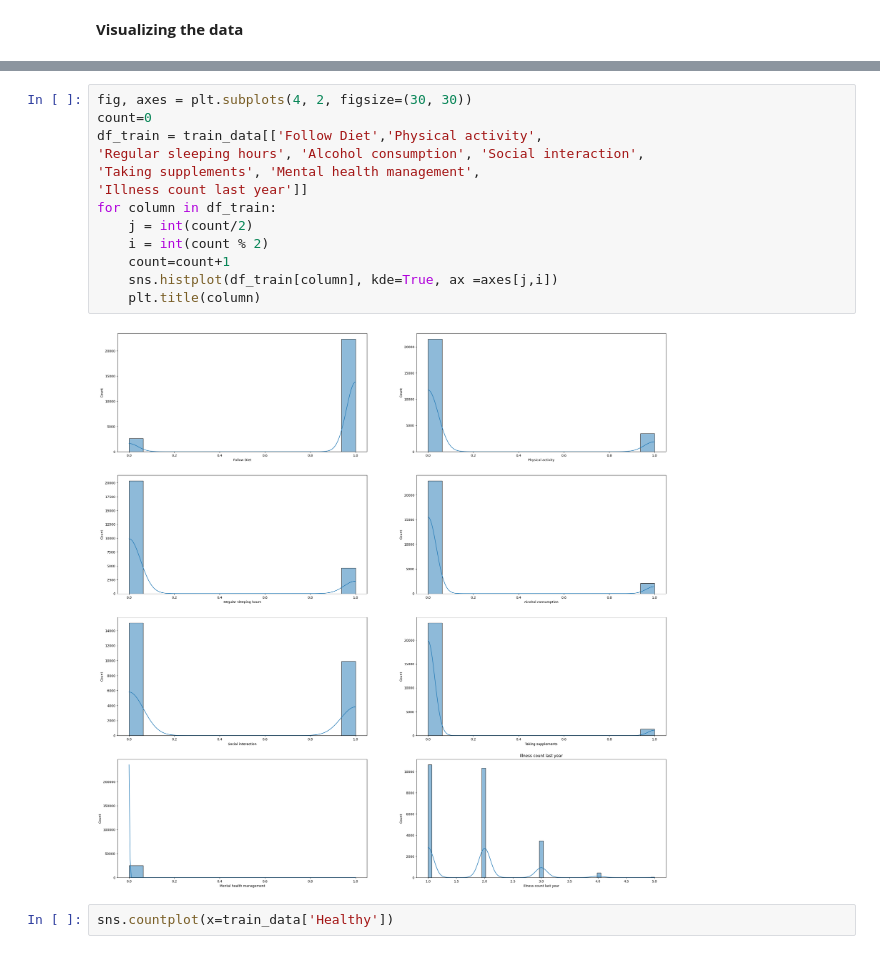
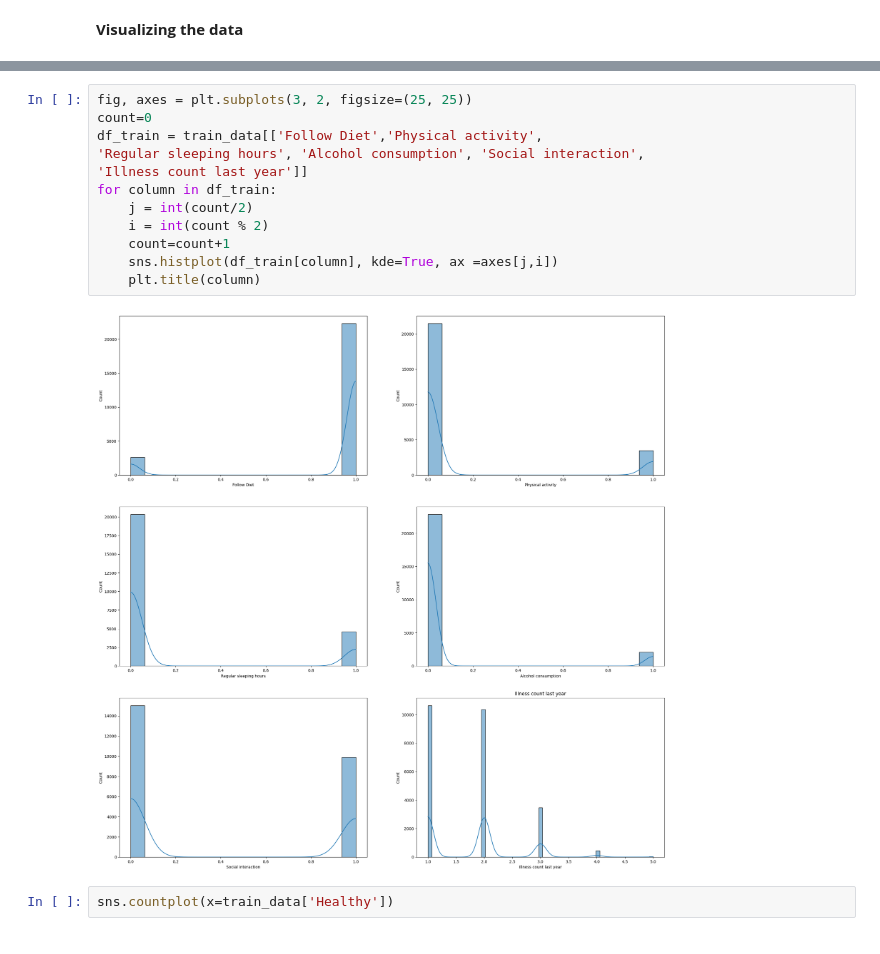
Before and after one commit to Parth-Agarwal216/Lifestyle_Prediction, a Jupyter notebook: healthy_lifestyle.ipynb, the cells around one changed output, grey strips where cells are left out. Saved outputs shown, nothing was run; the diff lists cells and outputs as text.

```diff
--- a/healthy_lifestyle.ipynb
+++ b/healthy_lifestyle.ipynb
@@ -86,18 +91,17 @@ train_data
 # %%
-fig, axes = plt.subplots(4, 2, figsize=(30, 30))
+fig, axes = plt.subplots(3, 2, figsize=(25, 25))
 count=0
 df_train = train_data[['Follow Diet','Physical activity',
 'Regular sleeping hours', 'Alcohol consumption', 'Social interaction',
-'Taking supplements', 'Mental health management',
 'Illness count last year']]
 for column in df_train:
     j = int(count/2)
     i = int(count % 2)
     count=count+1
     sns.histplot(df_train[column], kde=True, ax =axes[j,i])
     plt.title(column)
 # %% [output]
-[figure, old version]
+[figure, new version]
 # %%
 sns.countplot(x=train_data['Healthy'])
 # %% [output]
```
Also changed, not shown: parts of 2 cells of this notebook.
